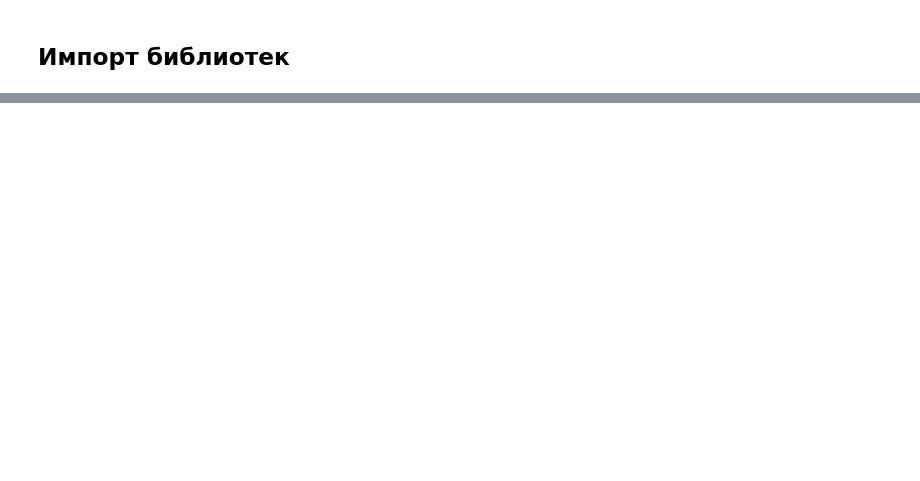
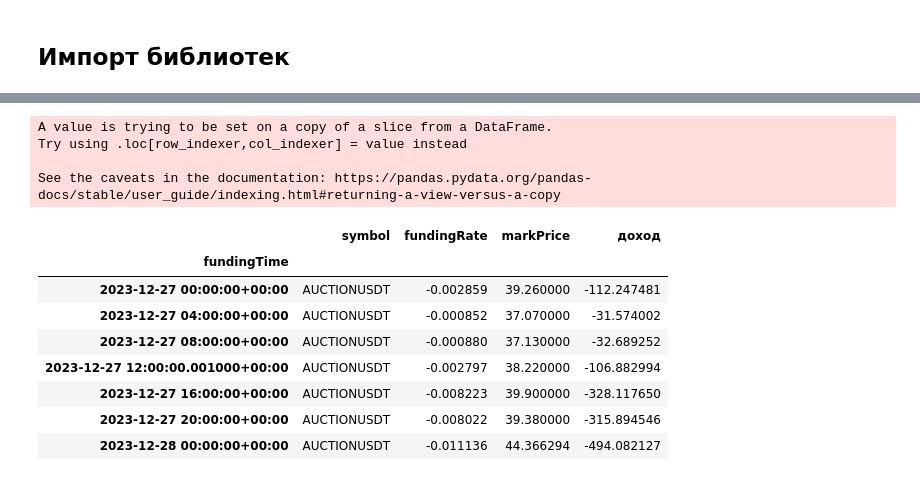
Before and after one commit to eugenekartvelishvili/funding_rate_income, a Jupyter notebook: test_fin/funding_rate.ipynb, the cells around one changed output, grey strips where cells are left out. Cells and saved outputs as stored; diff of their text form; code cells hidden in the pictures; blank space fills up the shorter version.

```diff
--- a/test_fin/funding_rate.ipynb
+++ b/test_fin/funding_rate.ipynb
@@ -5,4 +5,13 @@ from binance.um_futures import UMFutures
 import matplotlib.pyplot as plt
 import pandas as pd
 import seaborn as sns
+
+# Создание клиента Binance
+client = UMFutures()
+
+# Символ контракта
+symbol = 'AUCTIONUSDT'
+
+# Размер позиции
+quantity = 1000.0
 # %% [markdown]
@@ -96,0 +88,20 @@ plt.show()
+# %%
+# Расчет дохода от ставки финансирования
+fr_df['доход'] = fr_df['fundingRate'] * quantity * fr_df['markPrice']
+# %% [output]
+A value is trying to be set on a copy of a slice from a DataFrame.
+Try using .loc[row_indexer,col_indexer] = value instead
+
+See the caveats in the documentation: https://pandas.pydata.org/pandas-docs/stable/user_guide/indexing.html#returning-a-view-versus-a-copy
+# %%
+fr_df
+# %% [output]
+|  | symbol | fundingRate | markPrice | доход |
+| fundingTime |  |  |  |  |
+| 2023-12-27 00:00:00+00:00 | AUCTIONUSDT | -0.002859 | 39.260000 | -112.247481 |
+| 2023-12-27 04:00:00+00:00 | AUCTIONUSDT | -0.000852 | 37.070000 | -31.574002 |
+| 2023-12-27 08:00:00+00:00 | AUCTIONUSDT | -0.000880 | 37.130000 | -32.689252 |
+| 2023-12-27 12:00:00.001000+00:00 | AUCTIONUSDT | -0.002797 | 38.220000 | -106.882994 |
+| 2023-12-27 16:00:00+00:00 | AUCTIONUSDT | -0.008223 | 39.900000 | -328.117650 |
+| 2023-12-27 20:00:00+00:00 | AUCTIONUSDT | -0.008022 | 39.380000 | -315.894546 |
+| 2023-12-28 00:00:00+00:00 | AUCTIONUSDT | -0.011136 | 44.366294 | -494.082127 |
```
Also changed, not shown: parts of 26 cells of this notebook.
